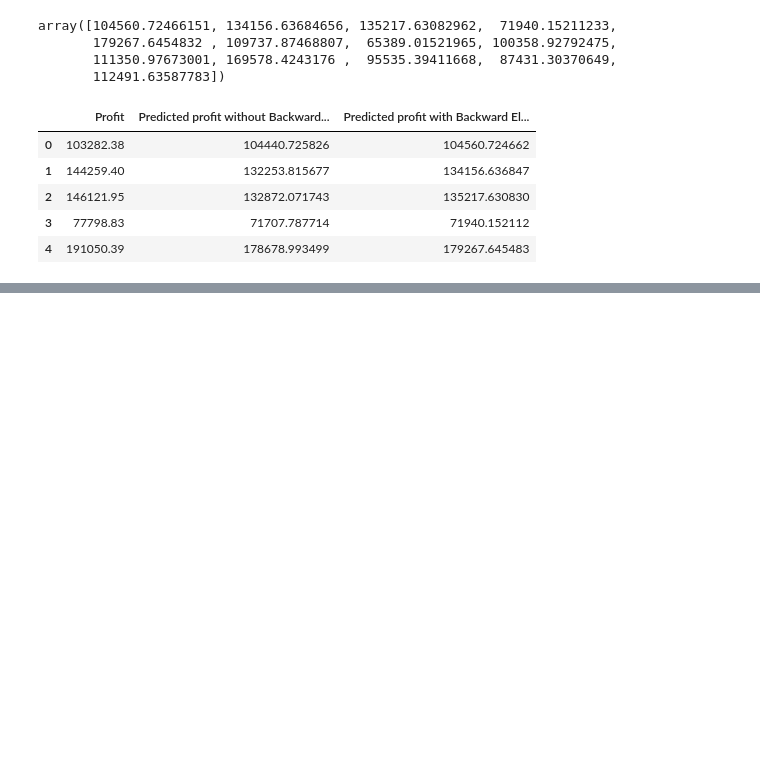
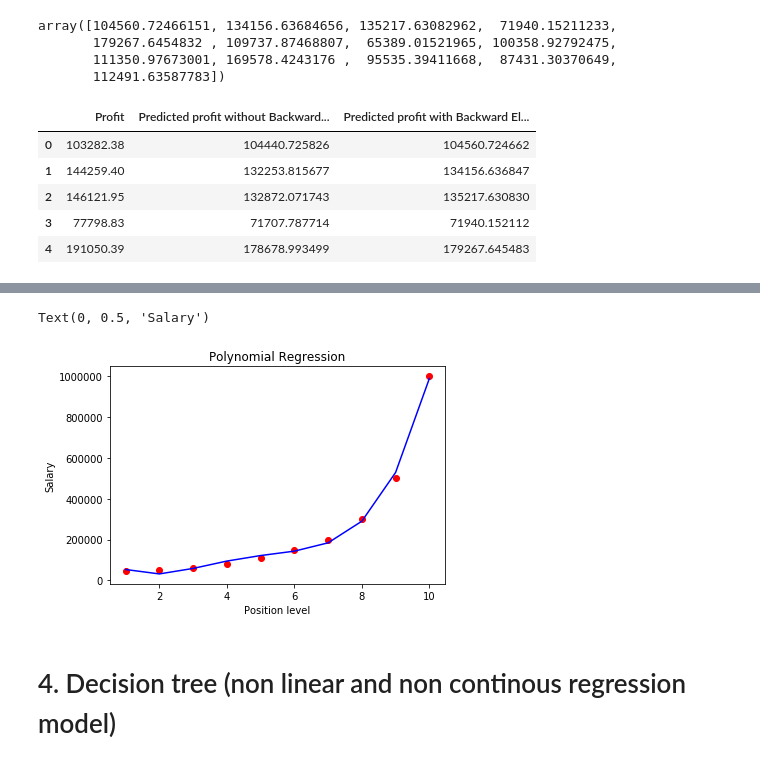
Before and after one commit to KKuzmiak/exercises, a Jupyter notebook: Udemy-Machine_Learning.ipynb, the cells around one changed output, grey strips where cells are left out. Drawn from its saved outputs; the diff is of its cells as text; code cells hidden in the pictures; blank space fills up the shorter version.

```diff
--- a/Udemy-Machine_Learning.ipynb
+++ b/Udemy-Machine_Learning.ipynb
@@ -612,0 +1498,12 @@ comparison.head()
+# %%
+# Visualising Polynomial Regression
+plt.scatter(X, y, color='red')
+plt.plot(X,lin_reg2.predict(poly_reg.fit_transform(X)), color='blue' )
+plt.title('Polynomial Regression')
+plt.xlabel('Position level')
+plt.ylabel('Salary')
+# %% [output]
+Text(0, 0.5, 'Salary')
+[figure, added]
+# %% [markdown]
+# 4. Decision tree (non linear and non continous regression model)
```
Also changed, not shown: parts of 93 cells of this notebook.
